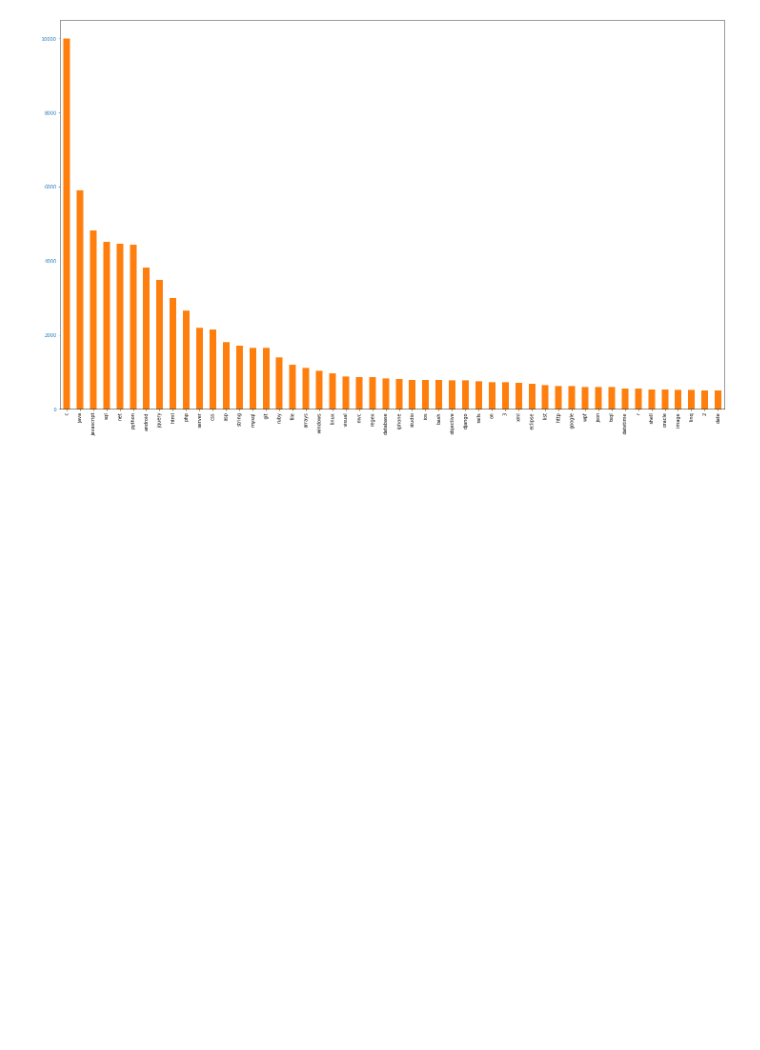
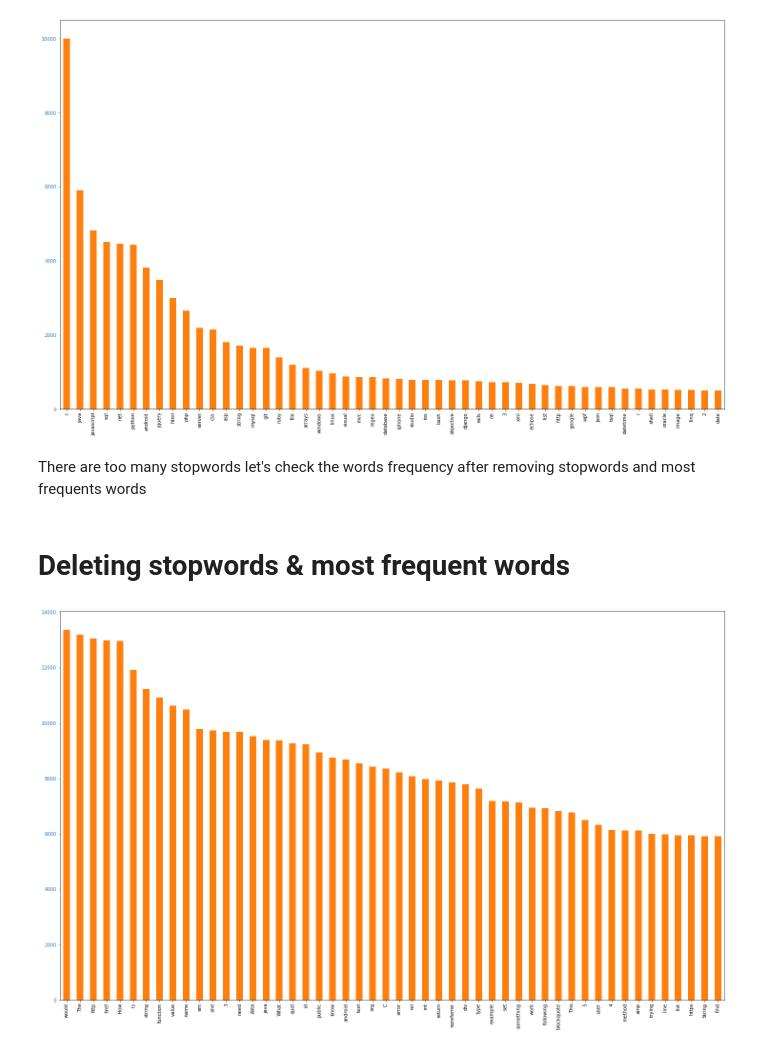
Before and after one commit to AbdifatahAHMEDAWALEH/Machine-Learning-Project-5, a Jupyter notebook: IML_P5_Exploration.ipynb, the cells around one changed output. Drawn from its saved outputs; the diff is of its cells as text; code cells hidden in the pictures; blank space fills up the shorter version.

```diff
--- a/IML_P5_Exploration.ipynb
+++ b/IML_P5_Exploration.ipynb
@@ -133,3 +136,8 @@ plt.xticks(rotation=90)
 plt.show()
 # %% [output]
 [figure]
+# %% [markdown]
+There are too many stopwords
+let's check the words frequency after removing stopwords and most frequents words
+# %% [markdown]
+# Deleting stopwords & most frequent words
@@ -135,0 +176,34 @@ plt.show()
+# %%
+cleaned_Body = cleaning(tkz_Body,all_words_Body_df.Body_words)
+cleaned_Title = cleaning(tkz_Title,all_words_Title_df.Title_words)
+# %%
+all_words_Body = []
+for i in range(len(cleaned_Body)):
+    for j in range(len(cleaned_Body[i])):
+        all_words_Body.append(cleaned_Body[i][j])
+all_words_Title = []
+for i in range(len(cleaned_Title)):
+    for j in range(len(cleaned_Title[i])):
+        all_words_Title.append(cleaned_Title[i][j])
+
+
+
+
+all_words_Body_df = pd.DataFrame()
+all_words_Title_df = pd.DataFrame()
+all_words_Body_df['Body_words'] = all_words_Body
+all_words_Title_df['Title_words'] = all_words_Title
+# %%
+# caractéristique de la courbe
+fig = plt.figure(figsize = (25,15))
+ax1 = plt.subplot()
+# histogramme
+ax1 = all_words_Body_df.Body_words.value_counts().sort_values(ascending=False)[0:50].plot(kind='bar',color="C1")
+plt.xticks(rotation=90)
+# couleurs
+ax1.tick_params(axis="y", colors="C0")
+# Annotations
+plt.xticks(rotation=90)
+plt.show()
+# %% [output]
+[figure, added]
```
Also changed, not shown: parts of 6 cells of this notebook.
